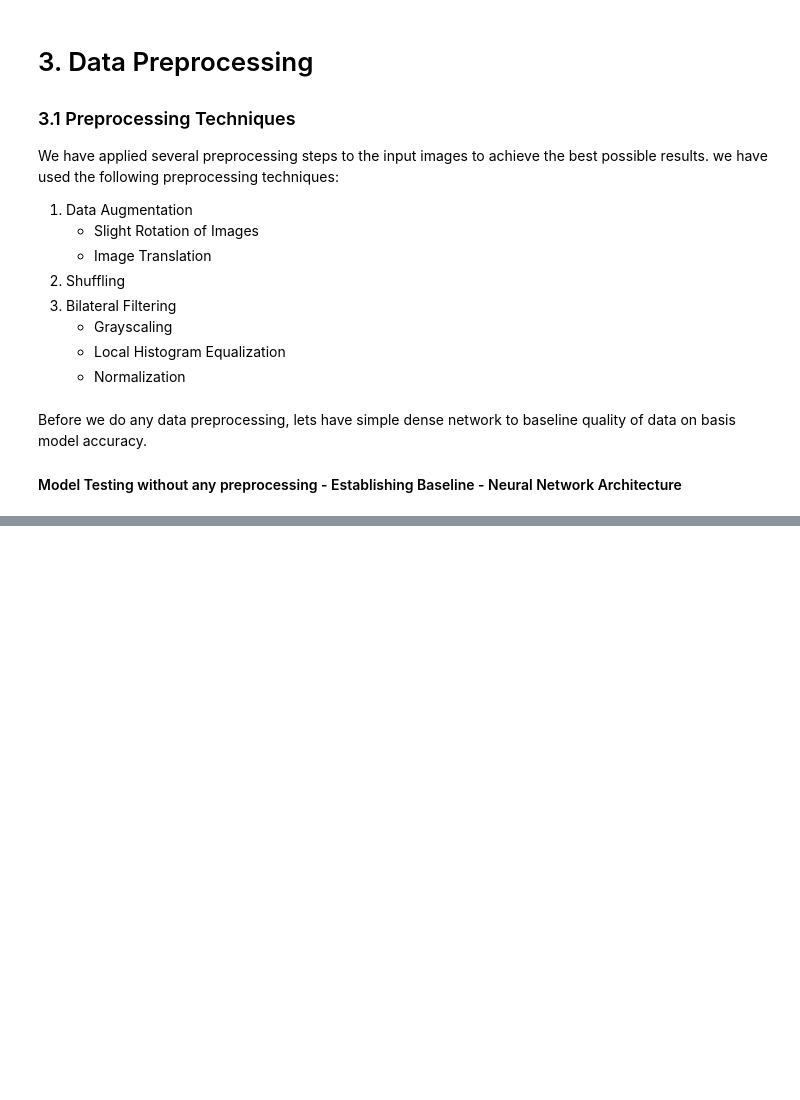
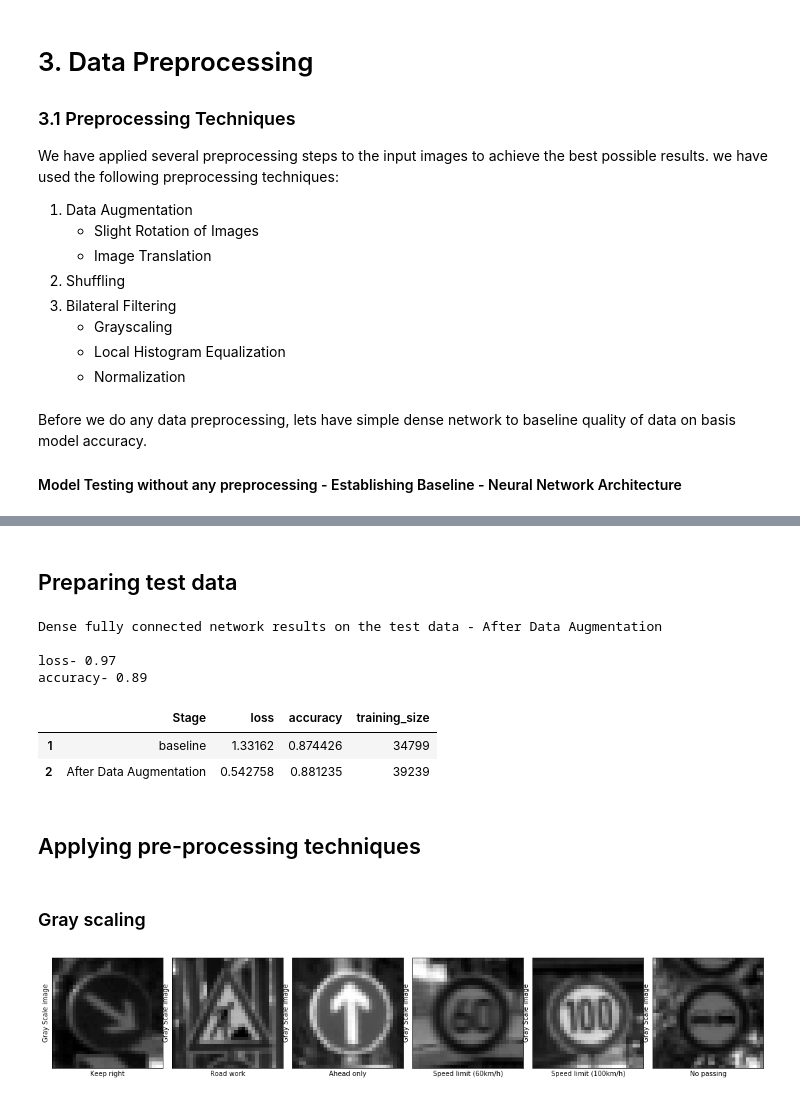
Before and after one commit to apanchal/iima-epaba-batch03, a Jupyter notebook: notebooks/0000_001_2.ipynb, the cells around one changed output, grey strips where cells are left out. Drawn from its saved outputs; the diff is of its cells as text; code cells hidden in the pictures; blank space fills up the shorter version.

```diff
--- a/notebooks/0000_001_2.ipynb
+++ b/notebooks/0000_001_2.ipynb
@@ -118,0 +355,2 @@ Epoch 41/100
+# %% [markdown]
+## Preparing test data
@@ -118,0 +375,11 @@ Epoch 41/100
+# %%
+Pred = model_1.evaluate(X_test_aug, y_test_aug, verbose=0)
+print("Dense fully connected network results on the test data - After Data Augmentation ")
+print(" ")
+print("%s- %.2f" % (model_1.metrics_names[0], Pred[0]))
+print("%s- %.2f" % (model_1.metrics_names[1], Pred[1]))
+# %% [output]
+Dense fully connected network results on the test data - After Data Augmentation
+
+loss- 0.97
+accuracy- 0.89
@@ -118,0 +391,15 @@ Epoch 41/100
+# %%
+basline_bench_mark_df
+# %% [output]
+|  | Stage | loss | accuracy | training_size |
+| 1 | baseline | 1.33162 | 0.874426 | 34799 |
+| 2 | After Data Augmentation | 0.542758 | 0.881235 | 39239 |
+# %% [markdown]
+## Applying pre-processing techniques
+# %% [markdown]
+### Gray scaling
+# %%
+gray_images = list(map(gray_scale, X_train_final))
+list_images(gray_images, y_train_final, "Gray Scale image", "gray")
+# %% [output]
+[figure, added]
```
Also changed, not shown: parts of 63 cells of this notebook, 13 other files.
